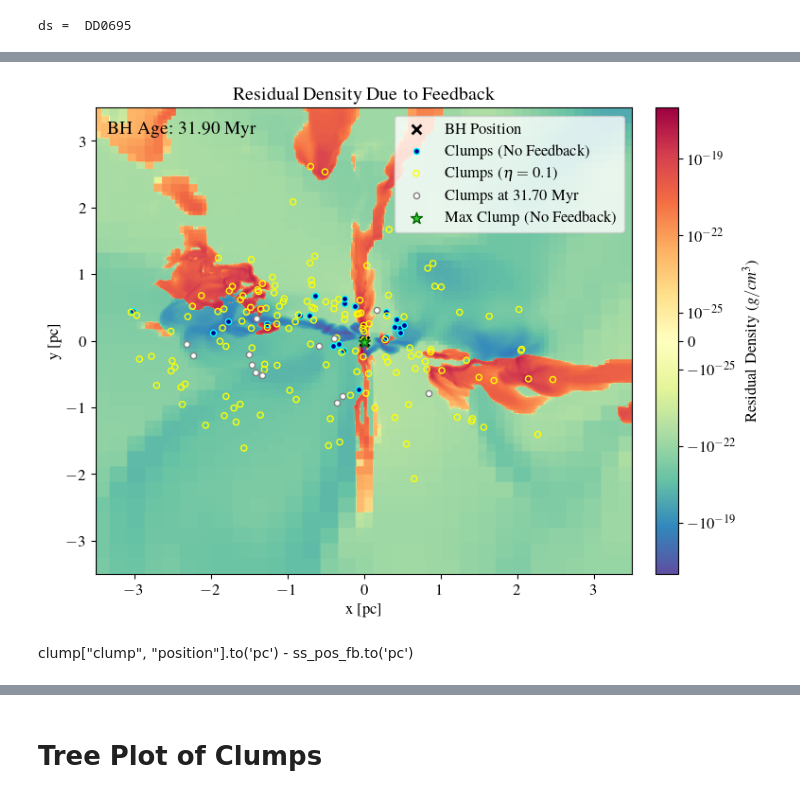
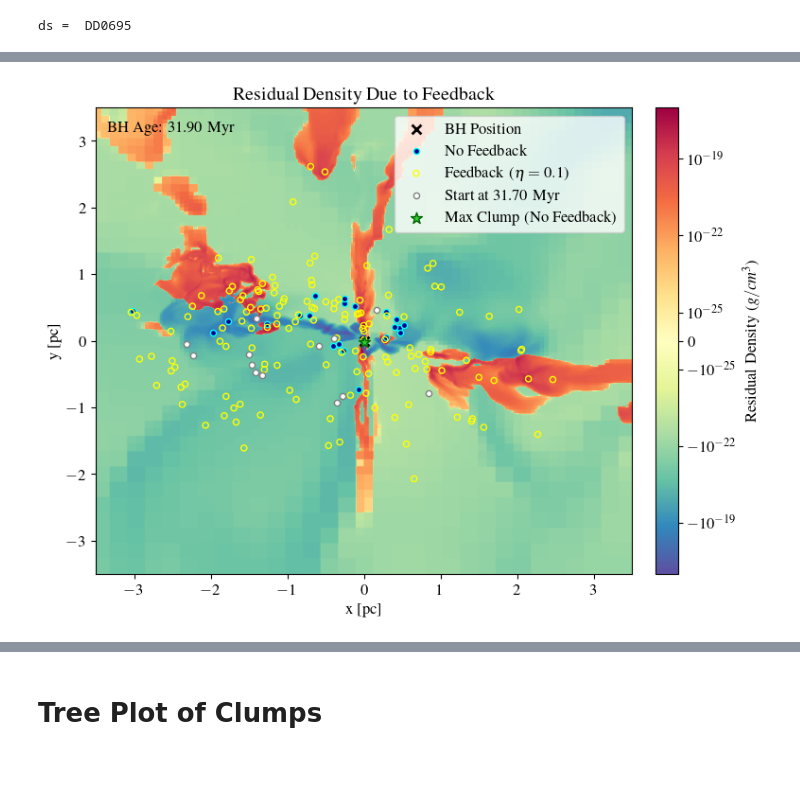
Before and after one commit to simonetgordon/smartstar_simulation_analysis, a Jupyter notebook: python_scripts/csv-data-plotting/plot_mass_growth.ipynb, the cells around one changed output, grey strips where cells are left out. Cells and saved outputs as stored; diff of their text form; code cells hidden in the pictures; blank space fills up the shorter version.

```diff
--- a/python_scripts/csv-data-plotting/plot_mass_growth.ipynb
+++ b/python_scripts/csv-data-plotting/plot_mass_growth.ipynb
@@ -626,6 +639,6 @@ yt : [INFO     ] 2024-06-12 19:56:25,969 Making a fixed resolution buffer of (('
 (3.3375273626823443e-17, -1.1791056581256933e-16)
 # %%
-# Plotting the residual density FRB
+#Plotting the residual density FRB
 plt.figure(figsize=(8, 6.4))
 
 extent = [-width[0]/2, width[0]/2, -width[0]/2, width[0]/2]  # Centering the plot around ss_pos
@@ -666,7 +679,7 @@ plt.text(
     0.02, 0.97,  # x, y in figure coordinates
     time_text,
     transform=plt.gca().transAxes,  # Use axis transform to interpret coordinates
-    fontsize=14,
+    fontsize=12,
     color='black',  # Choose a color that stands out against your plot background
     ha='left',  # Horizontal alignment
     va='top'    # Vertical alignment
@@ -677,44 +690,42 @@ msize = 20
 plt.scatter(
     clumps_pos_rel_no_fb[:, 0],  # X positions
     clumps_pos_rel_no_fb[:, 1],  # Y positions
-    color='darkblue', marker='o', s=msize, edgecolors='cyan', label='Clumps (No Feedback)'
+    color='darkblue', marker='o', s=msize, edgecolors='cyan', label='No Feedback'
 )
 
 # Overlay clump positions for the with-feedback dataset
 plt.scatter(
     clumps_pos_rel_with_fb[:, 0],  # X positions
     clumps_pos_rel_with_fb[:, 1],  # Y positions
-    color='yellow', marker='o', s=msize, facecolors='none', label=r'Clumps ($\eta=0.1$)'
+    color='yellow', marker='o', s=msize, facecolors='none', label=r'Feedback ($\eta=0.1$)'
 )
 
 # Overlay clump positions for the original dataset
 plt.scatter(
     clumps_pos_rel_og[:, 0],  # X positions
     clumps_pos_rel_og[:, 1],  # Y positions
-    color='white', marker='o', s=msize, edgecolors='grey', label='Clumps at 31.70 Myr'
+    color='white', marker='o', s=msize, edgecolors='grey', label='Start at 31.70 Myr'
 )
 
 # Overlay the position of the most massive clump in no-fb
 plt.scatter(
     pos_max_clump_no_fb[0] - ss_pos_no_fb[0].to('pc'),  # X positions
     pos_max_clump_no_fb[1] - ss_pos_no_fb[1].to('pc'),  # Y positions
     color='limegreen', marker='*', s=msize*4, edgecolors='darkgreen',
     label='Max Clump (No Feedback)'
 )
 
 # # Setting tick locations and labels relative to ss_pos
 # tick_locs = np.linspace(-width[0]/2, width[0]/2, num=5)  # Example: 5 ticks from -width/2 to width/2
 # tick_labels = [f"{loc:.1f}" for loc in tick_locs]  # Convert tick locations to labels
 # plt.xticks(tick_locs, tick_labels)
 # plt.yticks(tick_locs, tick_labels)
 
 cbar = plt.colorbar(im, label=r'Density Contrast', fraction=0.046, pad=0.04) if CONTRAST else plt.colorbar(im, label=r'Residual Density ($g/cm^3$)', fraction=0.046, pad=0.04)
 plt.xlabel('x [pc]')
 plt.ylabel('y [pc]')
 plt.title('Density Contrast Due to Feedback') if CONTRAST else plt.title('Residual Density Due to Feedback')
 plt.legend(loc='upper right')
 plt.show()
 # %% [output]
-[figure, old version]
+[figure, new version]
-# %% [markdown]
-clump["clump", "position"].to('pc') - ss_pos_fb.to('pc')
```
Also changed, not shown: parts of 12 cells of this notebook.
